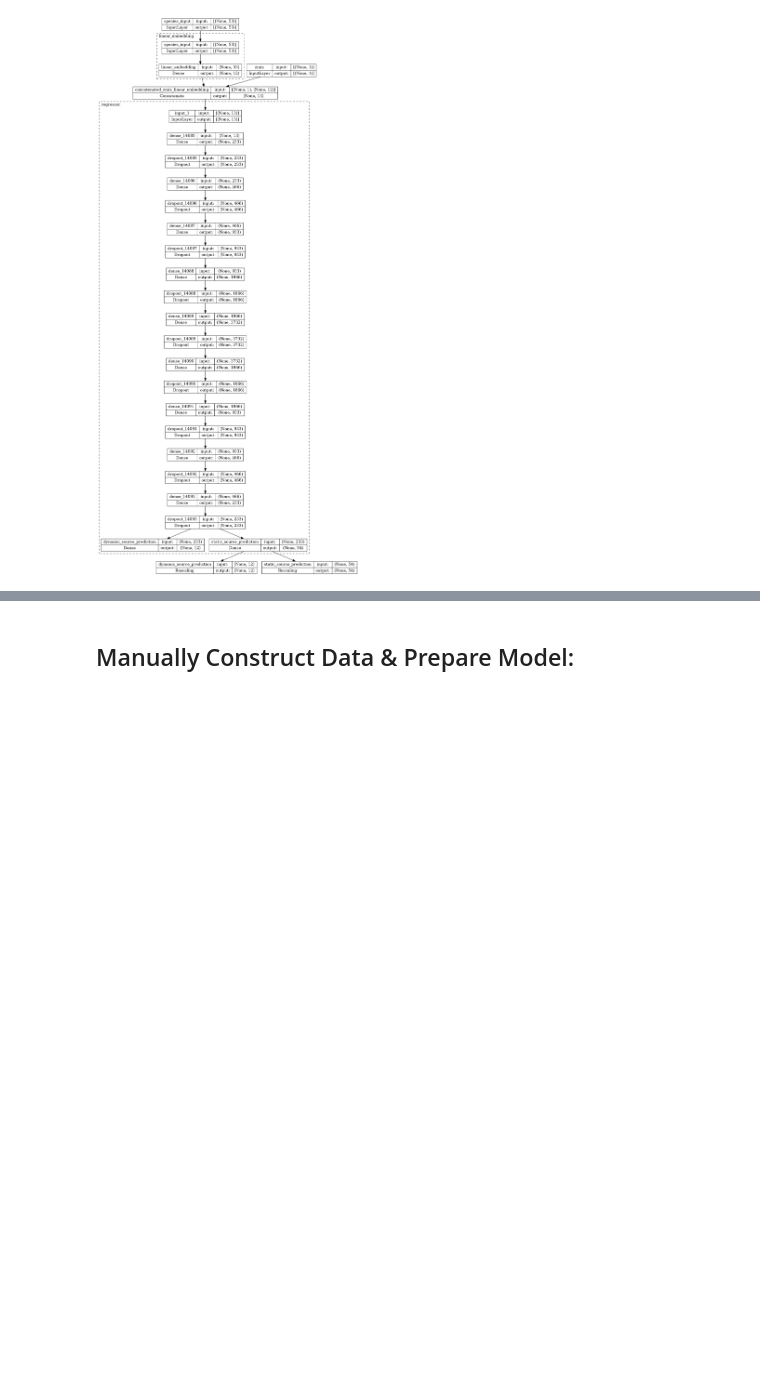
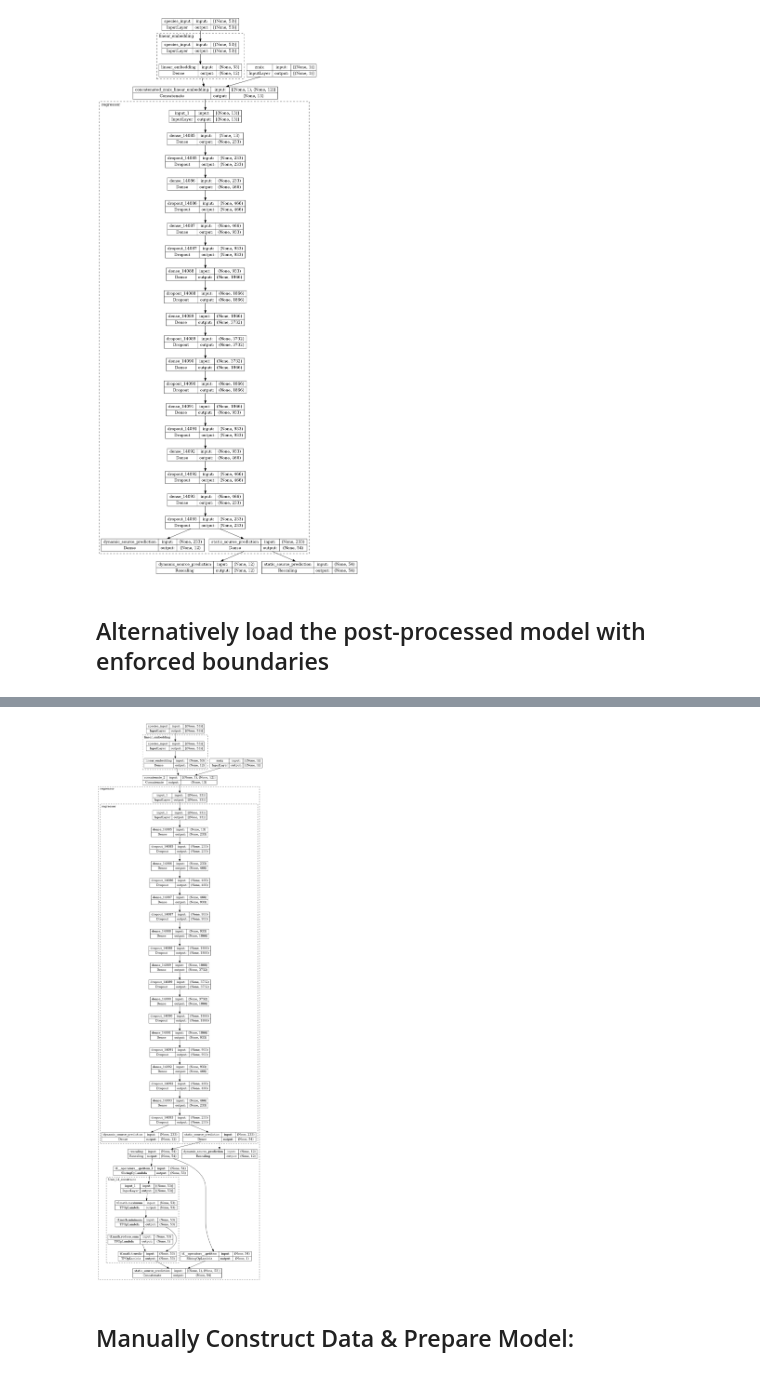
Before and after one commit to amolsalunkhe/ChemTab, a Jupyter notebook: src/BC_Model_Evaluation.ipynb, the cells around one changed output, grey strips where cells are left out. Saved outputs shown, nothing was run; the diff lists cells and outputs as text; code cells hidden in the pictures; blank space fills up the shorter version.

```diff
--- a/src/BC_Model_Evaluation.ipynb
+++ b/src/BC_Model_Evaluation.ipynb
@@ -108,3 +120,21 @@ tf.keras.utils.plot_model(bestModel, expand_nested=True, show_shapes=True)
 [(None, 53), (None, 1)]
 {'static_source_prediction': (None, 54), 'dynamic_source_prediction': (None, 12)}
 [figure]
+# %% [markdown]
+## Alternatively load the post-processed model with enforced boundaries
+# %%
+# TODO: find a cleaner way to include output contraints.
+linear_embedder = keras.models.load_model('PCDNNV2_decomp/linear_embedding')
+regressor = keras.models.load_model('PCDNNV2_decomp/regressor')
+
+species_input = keras.layers.Input(shape=(53,), name='species_input')
+zmix_input = keras.layers.Input(shape=(1,), name='zmix')
+
+CPVs = linear_embedder(species_input)
+
+regressor_input = keras.layers.Concatenate()([zmix_input, CPVs])
+x = regressor(regressor_input)
+
+emb_regressor = keras.models.Model(inputs={'zmix': zmix_input, 'species_input': species_input}, outputs=x)
+tf.keras.utils.plot_model(emb_regressor, expand_nested=True, show_shapes=True)
+# %% [output]
@@ -111,3 +143,4 @@ tf.keras.utils.plot_model(bestModel, expand_nested=True, show_shapes=True)
+[figure, added]
 # %% [markdown]
 ## Manually Construct Data & Prepare Model:
 # %%
```
Also changed, not shown: parts of 6 cells of this notebook.
